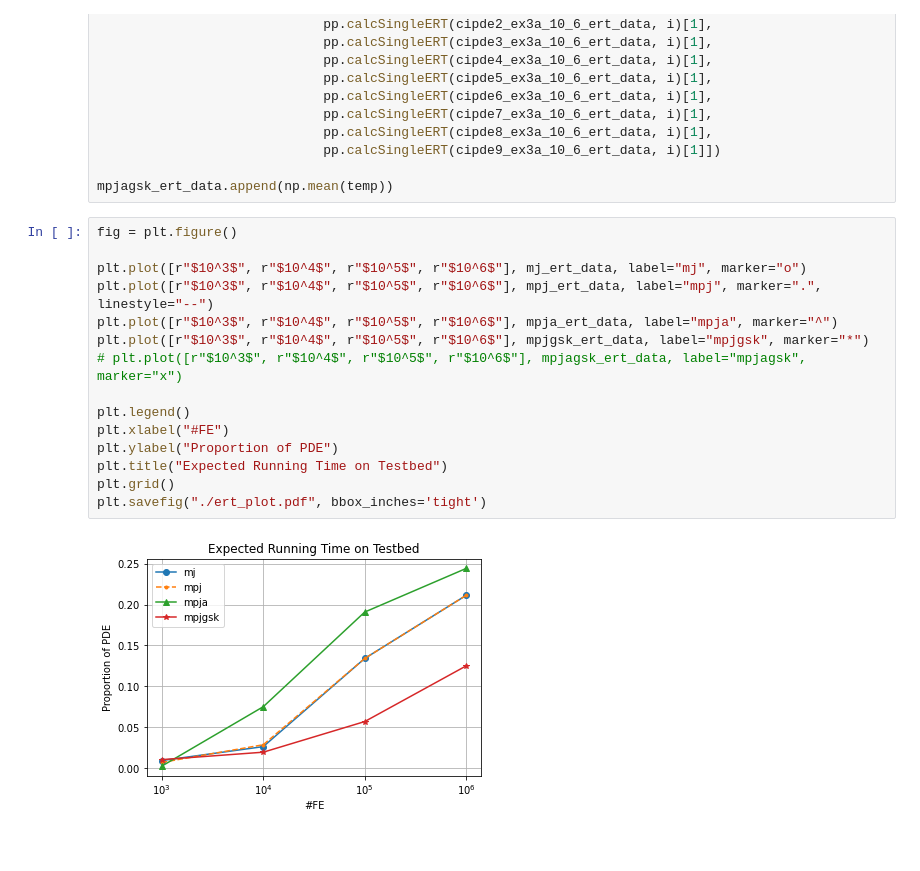
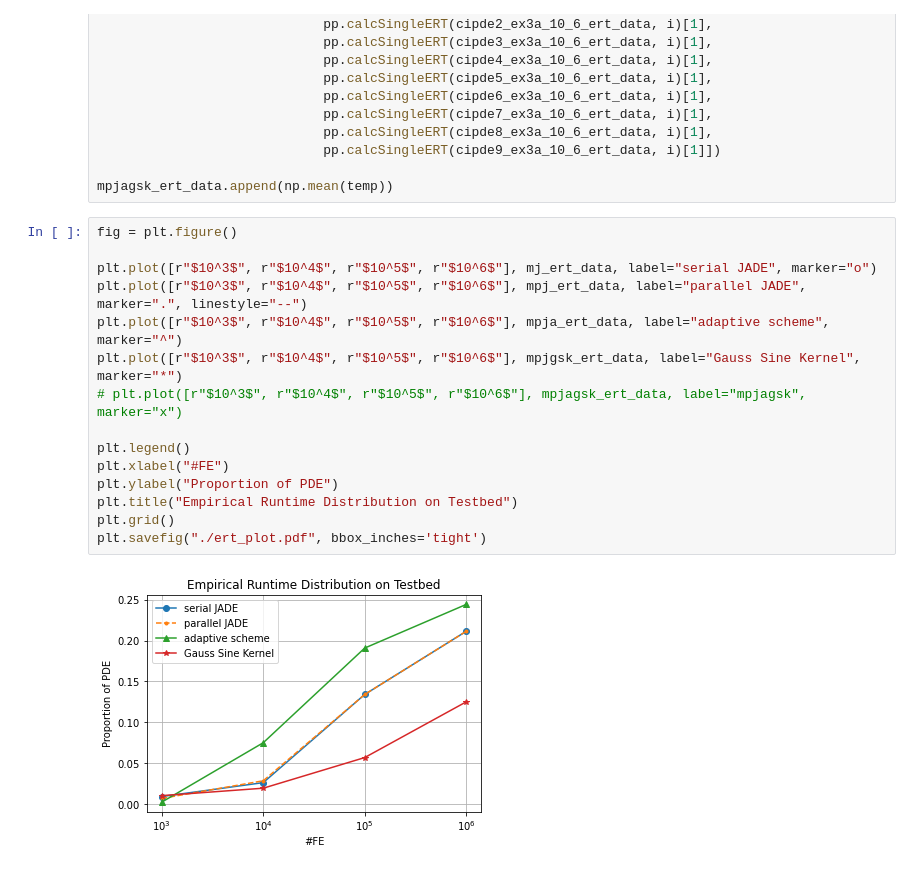
Before and after one commit to nicolai-schwartze/Masterthesis, a Jupyter notebook: code/experiments/misc/ert_plots.ipynb, the cells around one changed output. Cells and saved outputs as stored; diff of their text form.

```diff
--- a/code/experiments/misc/ert_plots.ipynb
+++ b/code/experiments/misc/ert_plots.ipynb
@@ -2183,17 +2183,17 @@ mpjagsk_ert_data.append(np.mean(temp))
 # %%
 fig = plt.figure()
 
-plt.plot([r"$10^3$", r"$10^4$", r"$10^5$", r"$10^6$"], mj_ert_data, label="mj", marker="o")
-plt.plot([r"$10^3$", r"$10^4$", r"$10^5$", r"$10^6$"], mpj_ert_data, label="mpj", marker=".", linestyle="--")
-plt.plot([r"$10^3$", r"$10^4$", r"$10^5$", r"$10^6$"], mpja_ert_data, label="mpja", marker="^")
-plt.plot([r"$10^3$", r"$10^4$", r"$10^5$", r"$10^6$"], mpjgsk_ert_data, label="mpjgsk", marker="*")
+plt.plot([r"$10^3$", r"$10^4$", r"$10^5$", r"$10^6$"], mj_ert_data, label="serial JADE", marker="o")
+plt.plot([r"$10^3$", r"$10^4$", r"$10^5$", r"$10^6$"], mpj_ert_data, label="parallel JADE", marker=".", linestyle="--")
+plt.plot([r"$10^3$", r"$10^4$", r"$10^5$", r"$10^6$"], mpja_ert_data, label="adaptive scheme", marker="^")
+plt.plot([r"$10^3$", r"$10^4$", r"$10^5$", r"$10^6$"], mpjgsk_ert_data, label="Gauss Sine Kernel", marker="*")
 # plt.plot([r"$10^3$", r"$10^4$", r"$10^5$", r"$10^6$"], mpjagsk_ert_data, label="mpjagsk", marker="x")
 
 plt.legend()
 plt.xlabel("#FE")
 plt.ylabel("Proportion of PDE")
-plt.title("Expected Running Time on Testbed")
+plt.title("Empirical Runtime Distribution on Testbed")
 plt.grid()
 plt.savefig("./ert_plot.pdf", bbox_inches='tight')
 # %% [output]
-[figure, old version]
+[figure, new version]
```
Also changed, not shown: 39 other files.
